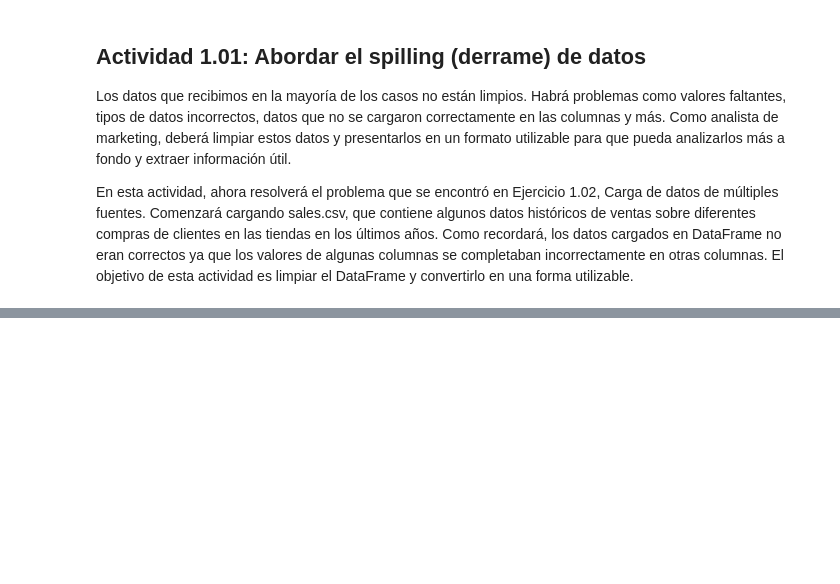
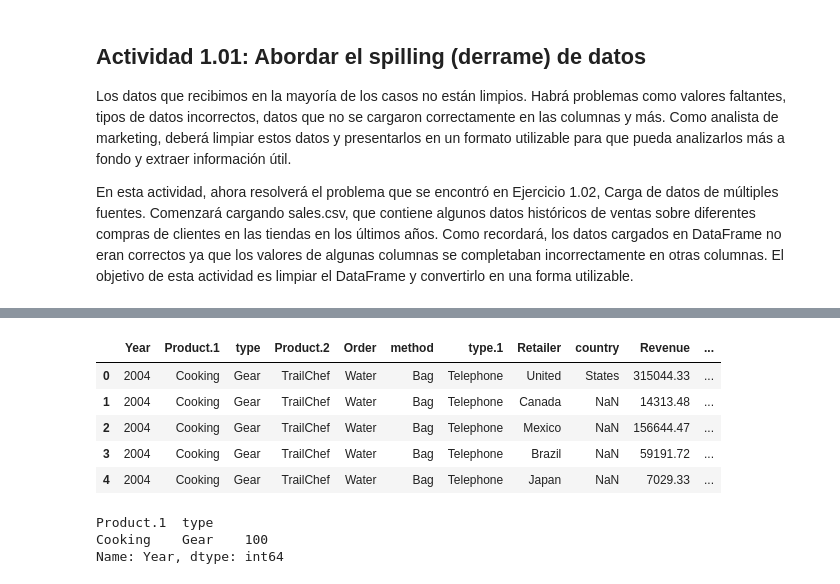
Before and after one commit to limspiga/customer-analytics, a Jupyter notebook: week-1a/customer_analytics_week_1.ipynb, the cells around one changed output, grey strips where cells are left out. Drawn from its saved outputs; the diff is of its cells as text; code cells hidden in the pictures; blank space fills up the shorter version.

```diff
--- a/week-1a/customer_analytics_week_1.ipynb
+++ b/week-1a/customer_analytics_week_1.ipynb
@@ -682,7 +684,14 @@ En esta actividad, ahora resolverá el problema que se encontró en Ejercicio 1.
 # %%
 # Importar el módulo pandas.
 
+import pandas as pd
+import copy
+
 # Cargar los datos de sales.csv en un DataFrame separado, llamado sales, y
 # mirar las primeras filas del DataFrame generado.
+!curl https://raw.githubusercontent.com/limspiga/customer-analytics/main/week-1a/sales.csv -O
+sales = pd.read_csv("sales.csv")
 
 # Debería obtener el siguiente resultado:
+
+sales.head()
@@ -701,0 +743,19 @@ En esta actividad, ahora resolverá el problema que se encontró en Ejercicio 1.
+# %%
+# 6. Product line
+sales['Product line'] = sales['Product'] + ' ' + sales['line']
+sales = sales.drop(['Product', 'line'], axis = 1)
+sales.head()
+# %% [output]
+|  | Year | Product.1 | type | Product.2 | Order | method | type.1 | Retailer | country | Revenue | ... |
+| 0 | 2004 | Cooking | Gear | TrailChef | Water | Bag | Telephone | United | States | 315044.33 | ... |
+| 1 | 2004 | Cooking | Gear | TrailChef | Water | Bag | Telephone | Canada | NaN | 14313.48 | ... |
+| 2 | 2004 | Cooking | Gear | TrailChef | Water | Bag | Telephone | Mexico | NaN | 156644.47 | ... |
+| 3 | 2004 | Cooking | Gear | TrailChef | Water | Bag | Telephone | Brazil | NaN | 59191.72 | ... |
+| 4 | 2004 | Cooking | Gear | TrailChef | Water | Bag | Telephone | Japan | NaN | 7029.33 | ... |
+# %%
+sales.groupby(['Product.1','type'])['Year'].count()
+# Puede ver que solo hay un tipo de producto, Cooking Gear.
+# %% [output]
+Product.1  type
+Cooking    Gear    100
+Name: Year, dtype: int64
```
Also changed, not shown: parts of 10 cells of this notebook.
